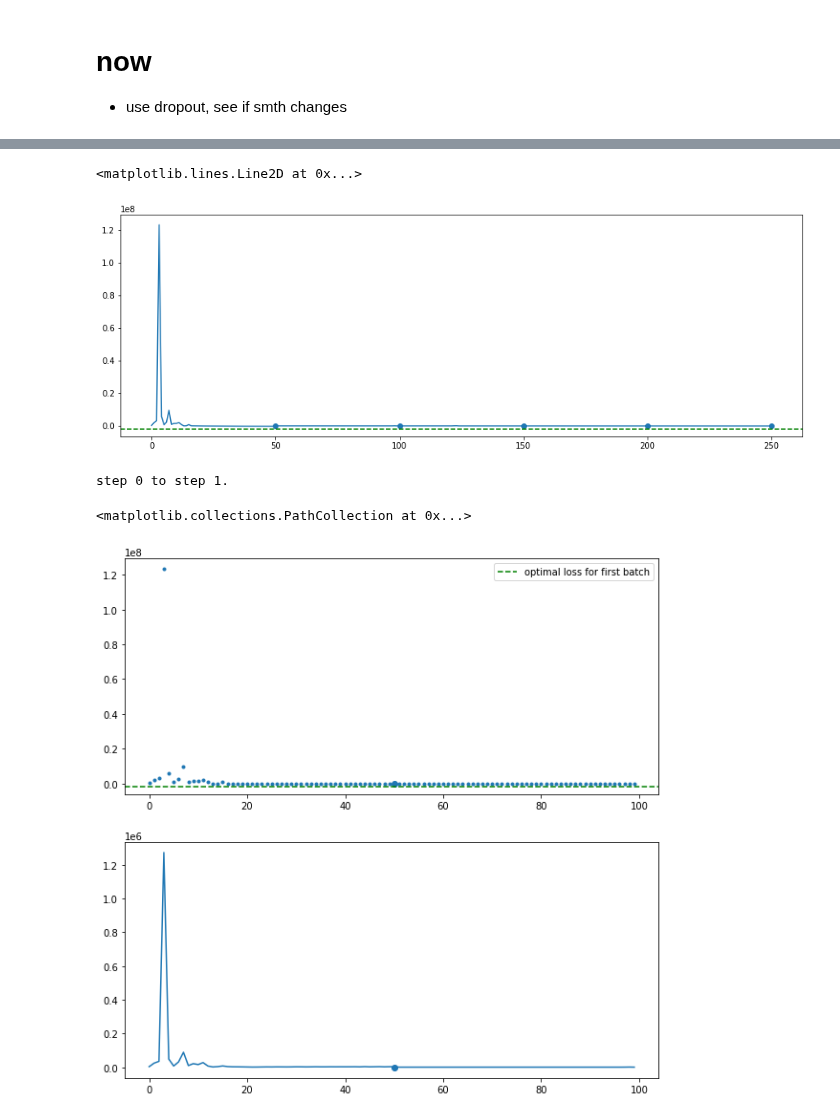
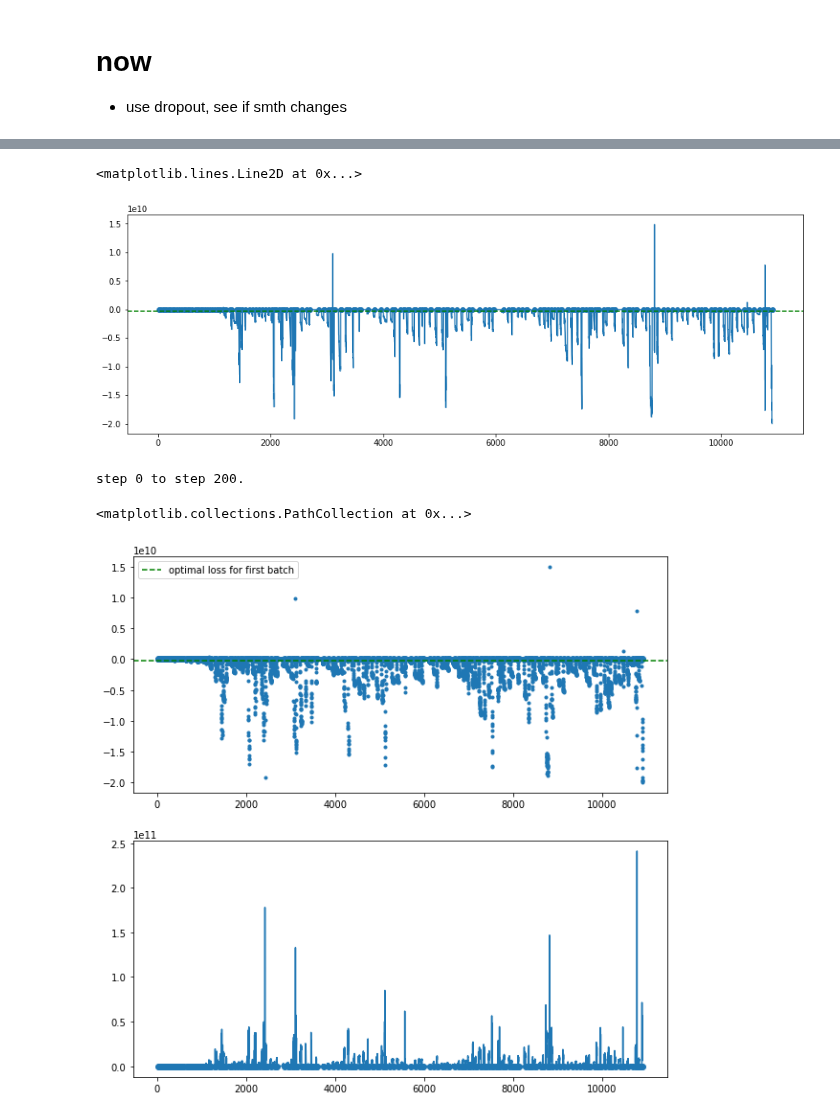
Before and after one commit to ratschlab/projects-2020-Neural-SVGD, a Jupyter notebook: notebooks/bayesian-neural-network/Neural_SVGD.ipynb, the cells around one changed output, grey strips where cells are left out. Drawn from its saved outputs; the diff is of its cells as text; code cells hidden in the pictures.

```diff
--- a/notebooks/bayesian-neural-network/Neural_SVGD.ipynb
+++ b/notebooks/bayesian-neural-network/Neural_SVGD.ipynb
@@ -10,11 +3,18 @@ os.environ['XLA_FLAGS']
 # %%
+%load_ext autoreload
+# for leonhard
+import os
+try:
+    os.environ['XLA_FLAGS'] = "--xla_gpu_cuda_data_dir=" + os.environ["CUDA_HOME"]
+except KeyError:
+    pass
+
 # Train a Bayesian neural network to classify MNIST using
 # Neural SVGD
 #
 # If using pmap, set the environment variable
 # `export XLA_FLAGS="--xla_force_host_platform_device_count=8"`
 # before running on CPU (this enables pmap to "see" multiple cores).
-%load_ext autoreload
 import sys
 import os
 on_cluster = not os.getenv("HOME") == "/home/lauro"
@@ -40,7 +40,7 @@ from jax import jit, grad, value_and_grad
 # Config
 key = random.PRNGKey(0)
 MAX_TRAIN_STEPS = 100  # df 100
-META_LEARNING_RATE = 1e-3  # df 1e-3; should be as high as possible; regularize w/ max steps
+META_LEARNING_RATE = 5e-3  # df 1e-3; should be as high as possible; regularize w/ max steps
 PATIENCE = 5  # df 5; early stopping not v helpful, bc we overfit on all ps
 
 NUM_SAMPLES = 101
@@ -48,8 +48,8 @@ DISABLE_PROGRESS_BAR = False
 USE_PMAP = False
 
 BATCH_SIZE = 128
-LAMBDA_REG = 10**2
-STEP_SIZE = 1e-5
+LAMBDA_REG = 1/2
+STEP_SIZE = 1e-7
 PATIENCE = 15
-MAX_TRAIN_STEPS = 100
+MAX_TRAIN_STEPS = 50
 # %% [output]
@@ -70,23 +71,23 @@ opt = optax.sgd(STEP_SIZE)
 
 # opt = optax.chain(
 #     optax.scale_by_adam(),
-#     optax.scale(-STEP_SIZE),
+#     optax.scale(-ADAM_STEP_SIZE),
 # )
 
 key, subkey1, subkey2 = random.split(key, 3)
 neural_grad = models.SDLearner(target_dim=init_particles.shape[1],
                                learning_rate=META_LEARNING_RATE,
                                key=subkey1,
-                               sizes=[2048, 2048, 2048, 2048, init_particles.shape[1]],
+                               sizes= [256]*5 + [init_particles.shape[1]],
                                aux=False,
                                use_hutchinson=True,
                                lambda_reg=LAMBDA_REG,
                                patience=PATIENCE,
-                               dropout=False,
+                               dropout=True,
                                normalize_inputs=True)
 particles = models.Particles(subkey2, neural_grad.gradient, init_particles, custom_optimizer=opt)
 
-minibatch_vdlogp = jit(vmap(grad(bnn.minibatch_logp), (0, None)))
+minibatch_vdlogp = jit(vmap(value_and_grad(bnn.minibatch_logp), (0, None)))
 # %%
 init_particles.shape
 # %% [output]
@@ -287,33 +293,33 @@ plt.scatter(markings, onp.zeros(len(markings)))
 plt.axhline(y=min_loss, label="max first batch loss", linestyle="--", color="g")
 # %% [output]
 <matplotlib.lines.Line2D at 0x...>
-[figure, old version]
+[figure, new version]
 # %%
 # Loss
-a = 000
-b = 100
+a = 0
+b = 15000
 marker_a = (markings < a).sum()
 marker_b = (markings < b).sum()
 print(f"step {marker_a} to step {marker_b}.")
 
 fig, axs = plt.subplots(2, figsize=[10, 10])
 
 ax = axs[0]
 ax.plot(neural_grad.rundata['training_loss'][a:b], ".")
 # ax.plot(neural_grad.rundata['validation_loss'][a:b], ".")
 ax.scatter(markings[marker_a:marker_b] - a, onp.zeros(marker_b - marker_a))
 ax.axhline(y=min_loss, label="optimal loss for first batch", linestyle="--", color="g")
 ax.legend()
 # ax.set_yscale('log')
 
 ax = axs[1]
 ax.plot(neural_grad.rundata['l2_norm'][a:b])
 ax.scatter(markings[marker_a:marker_b] - a, onp.zeros(marker_b - marker_a))
 # ax.set_yscale('log')
 # %% [output]
-step 0 to step 1.
+step 0 to step 200.
 <matplotlib.collections.PathCollection at 0x...>
-[figure, old version]
+[figure, new version]
 # %%
 # SD
 a = 0
```
Also changed, not shown: parts of 38 cells of this notebook, 2 other files.
